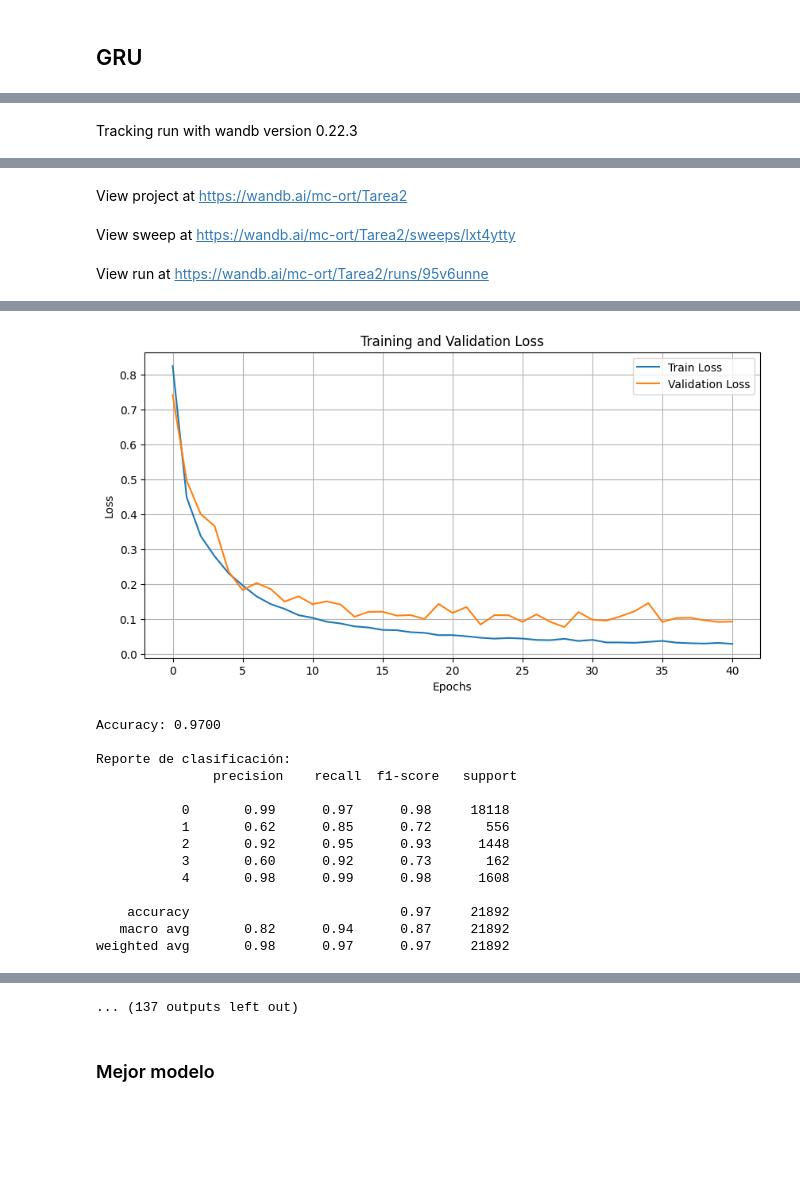
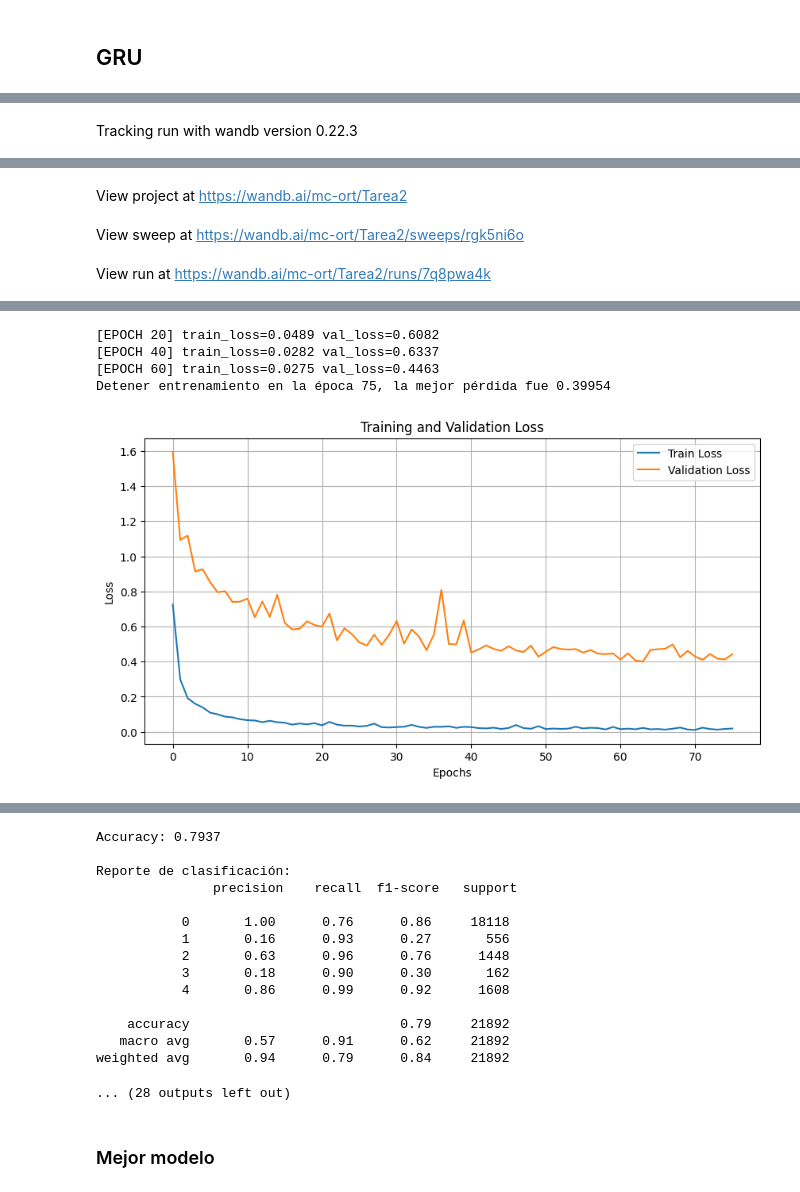
Before and after one commit to carbotton/tdl_tarea_2, a Jupyter notebook: Tarea_2-letra.ipynb, the cells around one changed output, grey strips where cells are left out. Cells and saved outputs as stored; diff of their text form; code cells hidden in the pictures; blank space fills up the shorter version.

Commit message:
Otro wandb (incompleto)

```diff
--- a/Tarea_2-letra.ipynb
+++ b/Tarea_2-letra.ipynb
@@ -913,7 +913,8 @@ def run_rnn_model(
     y_val=y_val,
     X_test=X_test,
     y_test=y_test,
-    packing=False
+    packing=False,
+    log=None
 ):
 
     train_transf = lambda x: train_transform_np(x, use_zscore=use_zscore, use_augmentation=use_augmentation)
@@ -960,6 +961,7 @@ def run_rnn_model(
             do_early_stopping=early_stopping,
             patience=12,
             epochs=EPOCHS,
+            log_fn=log,
             log_every=1,
         )
     else:
@@ -973,13 +975,15 @@ def run_rnn_model(
             do_early_stopping=early_stopping,
             patience=12,
             epochs=EPOCHS,
+            log_fn=log,
             log_every=20,
         )
 
     plot_training(epoch_train_errors, epoch_val_errors)
 
-    model_classification_report(model, test_loader, DEVICE, nclasses, do_confusion_matrix=False)
-
+    model_classification_report(
+        model, test_loader, DEVICE, nclasses
+    )
     return epoch_train_errors, epoch_val_errors
 # %% [markdown]
 ## Training RNN
@@ -2338,6 +2342,12 @@ def wand_log(epoch, train_loss, val_loss):
 def collate_pack(): # para pisar la que usamos mas arriba
   pass
 # %%
+accuracies = []
+precisions = []
+recalls = []
+f1_scores = []
+supports = []
+
 def sweep_run():
     """
     Función que se ejecutará en cada run del sweep.
@@ -2371,7 +2381,7 @@ def sweep_run():
     else:
         criterion = nn.CrossEntropyLoss(label_smoothing=run_label_smoothing).to(DEVICE)
 
-    def log_with_timing(epoch, train_loss, val_loss):
+    def log_with_timing(epoch, train_loss, val_loss, epochs=EPOCHS):
         if (epoch + 1) % 10 == 0 or (epoch + 1) == 1:
             wandb.log({"epoch": epoch+1, "train_loss": train_loss, "val_loss": val_loss})
             print(f"[EPOCH {epoch+1}] train_loss={train_loss:.4f} val_loss={val_loss:.4f}", flush=True)
@@ -2379,16 +2389,32 @@ def sweep_run():
 
     run_rnn_model(use_zscore=run_use_zscore, use_augmentation = run_use_augmentation,
                   use_sampler=run_use_sampler, use_class_weights=run_use_class_weights,
-                  early_stopping=True, model=model, bidirectional=run_bidirectional
-                  )
+                  early_stopping=True, model=model, bidirectional=run_bidirectional,
+                  log=log_with_timing)
+
 
     # guardo pesos temporalmente
     torch.save(model.state_dict(), f"model_{run_model}.pth")
     wandb.save(f"model_{run_model}.pth")
 
+    # Evaluar modelo
+    accuracy, precision, recall, f1score, support = model_classification_report(
+        model, test_loader, DEVICE, 5, True
+    )
+
+    print("\n\n================================================")
+    print(f"Macro F1 Score: {accuracy:.4f}")
+    print("================================================")
+
+    accuracies.append(accuracy)
+    precisions.append(precision)
+    recalls.append(recall)
+    f1_scores.append(f1score)
+    supports.append(support)
+
     wandb.finish()
 # %% [markdown]
 ## GRU
 # %%
-wandb.agent(sweep_id_gru, function=sweep_run, count=10)
+wandb.agent(sweep_id_gru, function=sweep_run, count=2)
 # %% [output]
@@ -2410,6 +2436,6 @@ Sweep page: https://wandb.ai/mc-ort/Tarea2/sweeps/lxt4ytty
 View project at https://wandb.ai/mc-ort/Tarea2
-View sweep at https://wandb.ai/mc-ort/Tarea2/sweeps/lxt4ytty
+View sweep at https://wandb.ai/mc-ort/Tarea2/sweeps/rgk5ni6o
-View run at https://wandb.ai/mc-ort/Tarea2/runs/95v6unne
+View run at https://wandb.ai/mc-ort/Tarea2/runs/7q8pwa4k
 Running: GRU(
   (gru): GRU(1, 64, num_layers=2, batch_first=True, dropout=0.3, bidirectional=True)
   (fc): Linear(in_features=128, out_features=128, bias=True)
@@ -2423,15 +2446,5 @@ Detener entrenamiento en la época 40, la mejor pérdida fue 0.07673
+[EPOCH 20] train_loss=0.0489 val_loss=0.6082
+[EPOCH 40] train_loss=0.0282 val_loss=0.6337
+[EPOCH 60] train_loss=0.0275 val_loss=0.4463
+Detener entrenamiento en la época 75, la mejor pérdida fue 0.39954
-[figure, old version]
+[figure, new version]
-Accuracy: 0.9700
-
-Reporte de clasificación:
-               precision    recall  f1-score   support
-
-           0       0.99      0.97      0.98     18118
-           1       0.62      0.85      0.72       556
-           2       0.92      0.95      0.93      1448
-           3       0.60      0.92      0.73       162
-           4       0.98      0.99      0.98      1608
-
-    accuracy                           0.97     21892
-   macro avg       0.82      0.94      0.87     21892
-weighted avg       0.98      0.97      0.97     21892
@@ -2439,3 +2451,17 @@ weighted avg       0.98      0.97      0.97     21892
-... (137 outputs left out)
+Accuracy: 0.7937
+
+Reporte de clasificación:
+               precision    recall  f1-score   support
+
+           0       1.00      0.76      0.86     18118
+           1       0.16      0.93      0.27       556
+           2       0.63      0.96      0.76      1448
+           3       0.18      0.90      0.30       162
+           4       0.86      0.99      0.92      1608
+
+    accuracy                           0.79     21892
+   macro avg       0.57      0.91      0.62     21892
+weighted avg       0.94      0.79      0.84     21892
+... (28 outputs left out)
 # %% [markdown]
 ### Mejor modelo
```
Also changed, not shown: parts of 7 cells of this notebook.
